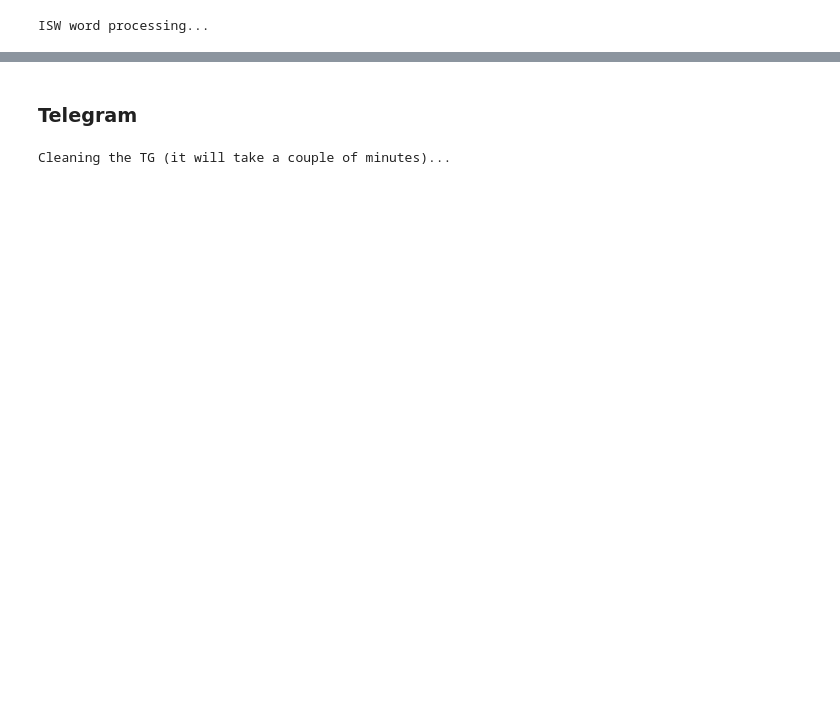
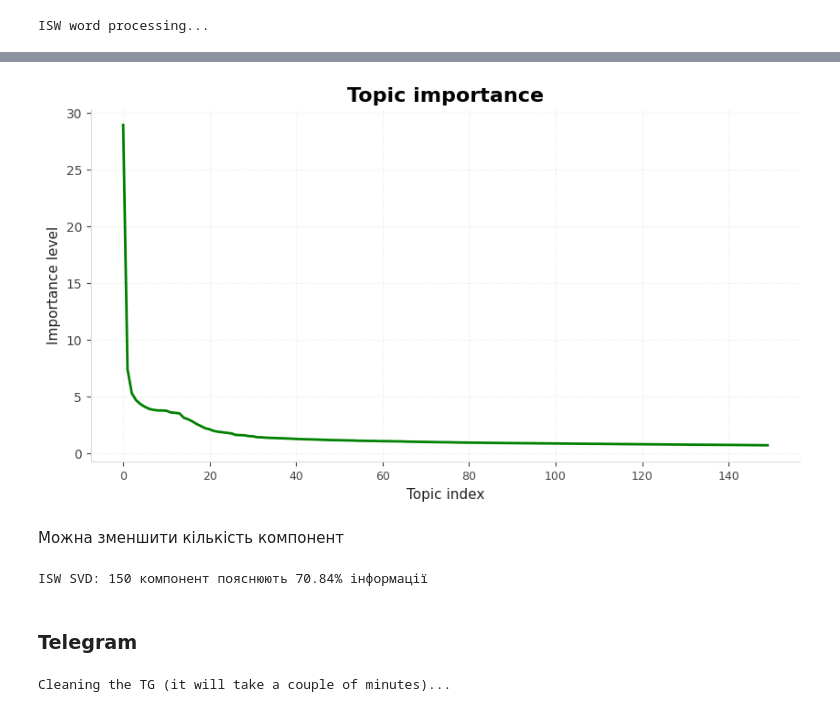
Before and after one commit to khorunzhaviktoriia/war-events-predictor-saas, a Jupyter notebook: forecasting/war_events_predictor.ipynb, the cells around one changed output, grey strips where cells are left out. Drawn from its saved outputs; the diff is of its cells as text; code cells hidden in the pictures; blank space fills up the shorter version.

Commit message:
EDA on preparing the data

```diff
--- a/forecasting/war_events_predictor.ipynb
+++ b/forecasting/war_events_predictor.ipynb
@@ -1647,0 +1664,14 @@ df_isw_final.to_csv("isw_processed_svd.csv", index=False, encoding="utf-8-sig")
+# %%
+svd = TruncatedSVD(n_components=200, random_state=42)
+X_reduced = svd.fit_transform(X_sparse)
+
+explained_var = svd.explained_variance_ratio_.sum()
+print(f"ISW SVD: {X_reduced.shape[1]} компонент пояснюють {explained_var:.2%} інформації")
+
+df_isw_features = pd.DataFrame(
+    X_reduced,
+    columns=[f'isw_topic_{i}' for i in range(200)]
+)
+
+df_isw_final = pd.concat([df_isw[['date']].reset_index(drop=True), df_isw_features], axis=1)
+#df_isw_final.to_csv("isw_processed_svd.csv", index=False, encoding="utf-8-sig")
@@ -1752,3 +1702,30 @@ df_isw.head()
+# %%
+plt.figure(figsize=(10, 5))
+plt.plot(svd.singular_values_, color='green', lw=2)
+plt.title('Topic importance')
+plt.xlabel('Topic index')
+plt.ylabel('Importance level')
+plt.grid(True, alpha=0.3)
+plt.show()
+# %% [output]
+[figure, added]
+# %% [markdown]
+Можна зменшити кількість компонент
+# %%
+svd = TruncatedSVD(n_components=150, random_state=42)
+X_reduced = svd.fit_transform(X_sparse)
+
+explained_var = svd.explained_variance_ratio_.sum()
+print(f"ISW SVD: {X_reduced.shape[1]} компонент пояснюють {explained_var:.2%} інформації")
+df_isw_features = pd.DataFrame(
+    X_reduced,
+    columns=[f'isw_topic_{i}' for i in range(150)]
+)
+
+df_isw_final = pd.concat([df_isw[['date']].reset_index(drop=True), df_isw_features], axis=1)
+df_isw_final.to_csv("isw_processed_svd.csv", index=False, encoding="utf-8-sig")
+# %% [output]
+ISW SVD: 150 компонент пояснюють 70.84% інформації
 # %% [markdown]
 ### Telegram
 # %%
```
Also changed, not shown: parts of 29 cells of this notebook.
